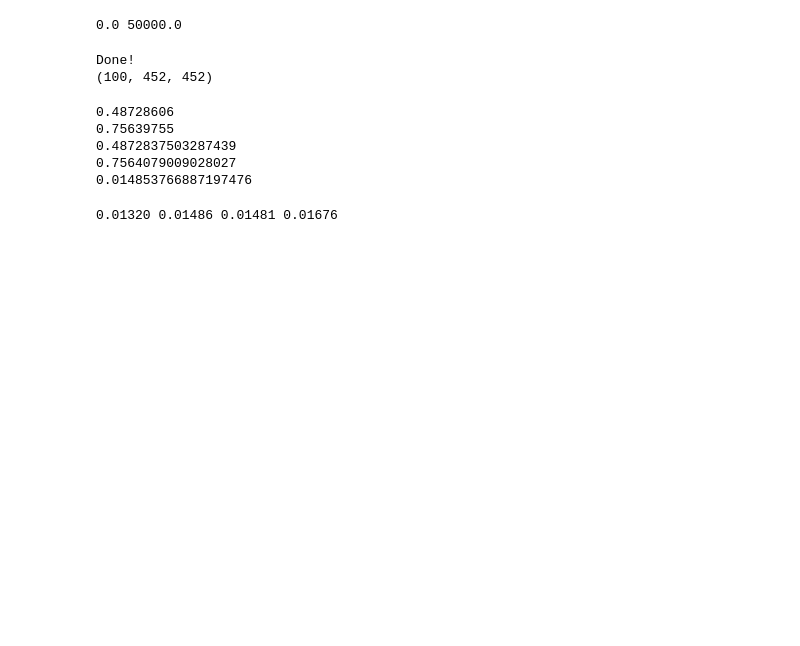
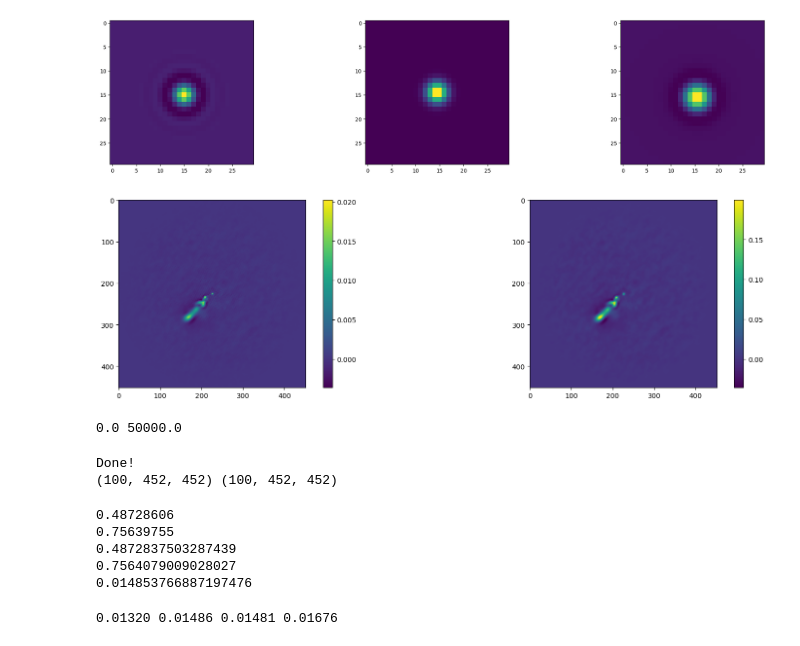
Before and after one commit to AntonMate/domecam, a Jupyter notebook: draft.ipynb, the cells around one changed output. Saved outputs shown, nothing was run; the diff lists cells and outputs as text; code cells hidden in the pictures; blank space fills up the shorter version.

```diff
--- a/draft.ipynb
+++ b/draft.ipynb
@@ -281,22 +281,48 @@ np.savetxt(f'D:/astro/domecam/data_corr2{latency}.gz', data_corr)
+# %%
+k=30
+x, y = np.meshgrid(np.linspace(-1,1,k), np.linspace(-1,1,k))
+d = np.sqrt(x*x+y*y)
+sigma, mu = 0.1, 0.0
+g = np.exp(-((d-mu)**2/(2.0*sigma**2)))
+
+tmp1 = gamma_poly(0, 0, 1e-13, 2000,
+                    frame=frame, D=pupil_diameter, sec_per_frame=sec_per_frame, latency=latency, resp_f=resp_f)
+tmp2 = convolve2d(tmp1, g, mode='same')
+
+fig, (ax, ax2, ax3) = plt.subplots(1, 3, figsize=(25, 5))
+ax.imshow(tmp1[211:241,211:241])
+ax2.imshow(g)
+ax3.imshow(tmp2[211:241,211:241])
+
+fig, (ax, ax2) = plt.subplots(1, 2, figsize=(20, 5))
+fig.colorbar(ax.imshow(data_corr), ax=ax)
+fig.colorbar(ax2.imshow(convolve2d(data_corr, g, mode='same')), ax=ax2)
+
+np.savetxt('D:/astro/domecam//data_corr4.gz', convolve2d(data_corr, g, mode='same'))
+# свертка гаммы с гауссианой для того, чтобы убрать рябь. размер гауссианы подбирается под размер подкупольного спекла
+# %% [output]
+[figure, added]
+[figure, added]
 # %%
-# a1 = np.linspace(0, 50000, 100)
-# np.savetxt('D:/astro/domecam/z.gz', a1)
-# print(a1[0], a1[-1])
+a1 = np.linspace(0, 50000, 100)
+np.savetxt('D:/astro/domecam/z.gz', a1)
+print(a1[0], a1[-1])
 
-# gammas = np.ndarray(shape=(len(a1), 452, 452))
+gammas1 = np.ndarray(shape=(len(a1), 452, 452))
+gammas2 = np.ndarray(shape=(len(a1), 452, 452))
 
-# for i in range(len(a1)):
-#     gammas[i] = gamma_poly(0, 0, 1e-13, a1[i],
-#                         frame=frame, D=pupil_diameter, sec_per_frame=sec_per_frame, latency=latency, resp_f=resp_f)
+for i in range(len(a1)):
+    gammas1[i] = gamma_poly(0, 0, 1e-13, a1[i],
+                        frame=frame, D=pupil_diameter, sec_per_frame=sec_per_frame, latency=latency, resp_f=resp_f)
+    gammas2[i] = convolve2d(gammas1[i], g, mode='same')
 
-# print('Done!')
-# np.save(f'D:/astro/domecam/gammas.npy', gammas)
-# gammas = np.load(f'D:/astro/domecam/gammas.npy')
-# print(gammas.shape)
+print('Done!')
+np.save(f'D:/astro/domecam/gammas.npy', gammas2)
+print(gammas1.shape, gammas2.shape)
 # %% [output]
 0.0 50000.0
 Done!
-(100, 452, 452)
+(100, 452, 452) (100, 452, 452)
 # %%
 print(np.var(frame))
 mask = frame!=0
```
Also changed, not shown: parts of 3 cells of this notebook, 1 other file.
